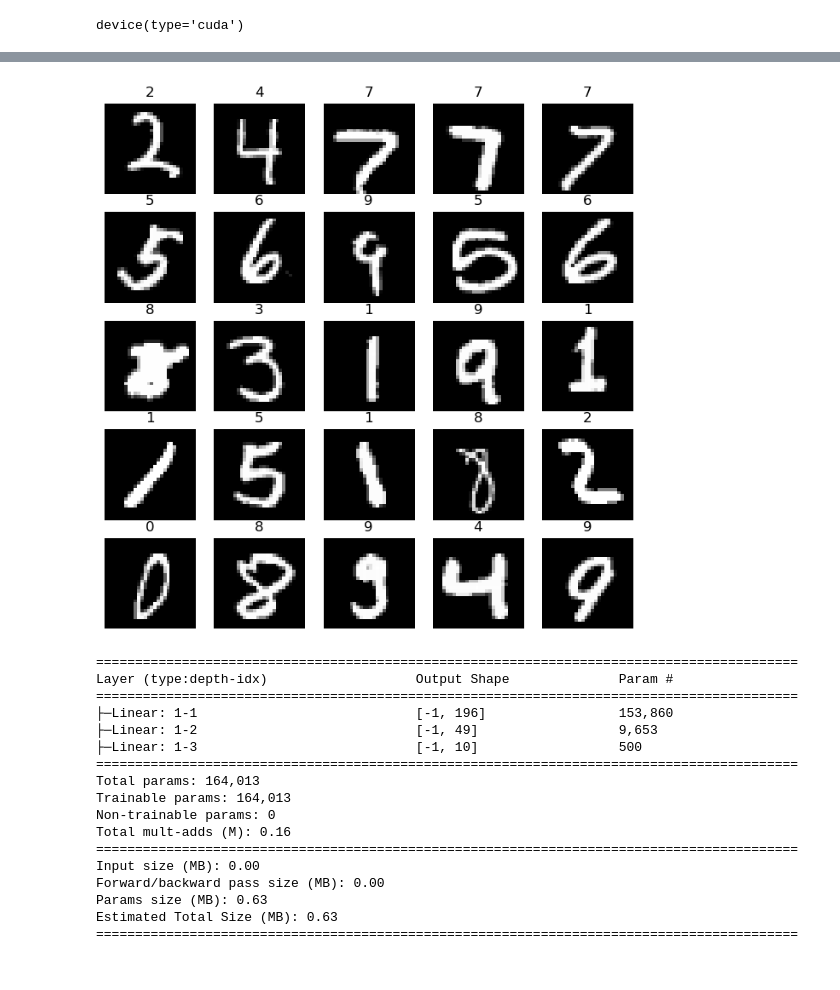
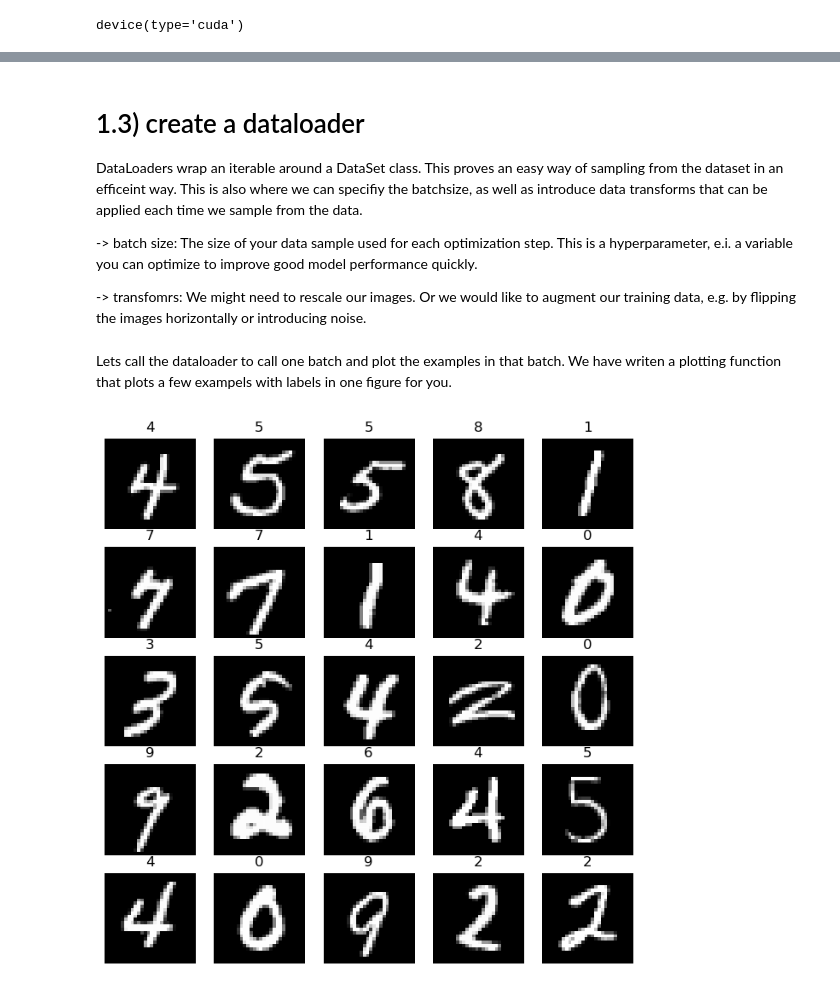
Before and after one commit to Joel-Bauer/PytorchTutorial, a Jupyter notebook: MNIST_with_Pytorch.ipynb, the cells around one changed output, grey strips where cells are left out. Saved outputs shown, nothing was run; the diff lists cells and outputs as text; code cells hidden in the pictures.

```diff
--- a/MNIST_with_Pytorch.ipynb
+++ b/MNIST_with_Pytorch.ipynb
@@ -77,52 +106,36 @@ torch.Size([1, 28, 28])
+# %% [markdown]
+# 1.3) create a dataloader
+
+DataLoaders wrap an iterable around a DataSet class. This proves an easy way of sampling from the dataset in an efficeint way. This is also where we can specifiy the batchsize, as well as introduce data transforms that can be applied each time we sample from the data.
+
+-> batch size: The size of your data sample used for each optimization step. This is a hyperparameter, e.i. a variable you can optimize to improve good model performance quickly.
+
+-> transfomrs: We might need to rescale our images. Or we would like to augment our training data, e.g. by flipping the images horizontally or introducing noise.
 # %%
 # setup Data loader
 
-batchsize = 32
+batchsize = 64 # This is usually a multiple of 2 between 16 and 512 and will depend on your CPU/GPU size
 
 from torch.utils.data import DataLoader
-loaders = { # library of dataloader functions
-    'train' : DataLoader(train_data,
+loaders = { # Library of dataloader functions
+    'train' : torch.utils.data.DataLoader(train_data,
                                           batch_size=batchsize,
-                                          shuffle=True,
-                                          num_workers=1),
+                                          shuffle=True, # We usually want to randomly sample a new subset of our data
+                                          num_workers=1), # This variable allows us to multithread dataloading,
+                                                          # which is usefull if we have a dataset which does not fit onto the RAM
 
-    'test'  : DataLoader(test_data,
+    'test'  : torch.utils.data.DataLoader(test_data,
                                           batch_size=batchsize,
                                           shuffle=True,
                                           num_workers=1),
 }
-img,label=next(iter(loaders['train']))
-
-import plot_examples
-plot_examples.plot(img,label,[])
-# %% [output]
-[figure, removed]
-# %%
-from torchsummary import summary
-import DFF # try DFF
-from importlib import reload  # Python 3.4+
-reload(DFF) # try DFF
-
-net = DFF.Net().to(device)
-summary(net, (1,1,28,28))
-
-loss_train=[] # loss collector
-loss_test=[]
-# %% [output]
-==========================================================================================
-Layer (type:depth-idx)                   Output Shape              Param #
-==========================================================================================
-├─Linear: 1-1                            [-1, 196]                 153,860
-├─Linear: 1-2                            [-1, 49]                  9,653
-├─Linear: 1-3                            [-1, 10]                  500
-==========================================================================================
-Total params: 164,013
-Trainable params: 164,013
-Non-trainable params: 0
-Total mult-adds (M): 0.16
-==========================================================================================
-Input size (MB): 0.00
-Forward/backward pass size (MB): 0.00
-Params size (MB): 0.63
-Estimated Total Size (MB): 0.63
-==========================================================================================
+# %% [markdown]
+Lets call the dataloader to call one batch and plot the examples in that batch. We have writen a plotting function that plots a few exampels with labels in one figure for you.
+# %%
+training_data_iterable = iter(loaders['train']) # create an iterable
+img,label=next(training_data_iterable) # calls the first randomly sampled batch of examples
+
+import plot_examples
+plot_examples.plot(img,label,[]) # plots a few examples
+# %% [output]
+[figure, added]
```
Also changed, not shown: parts of 30 cells of this notebook, 2 other files.
